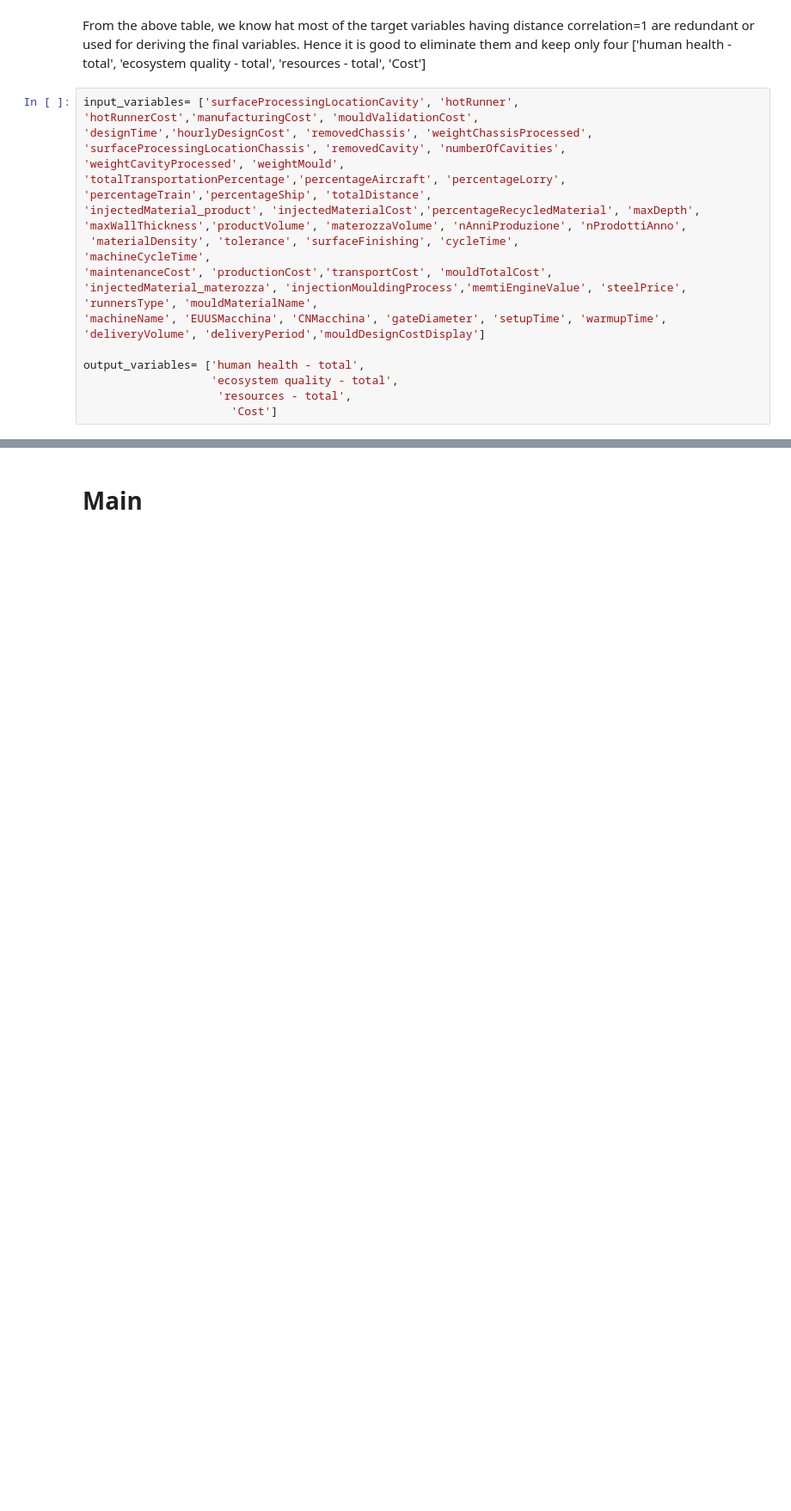
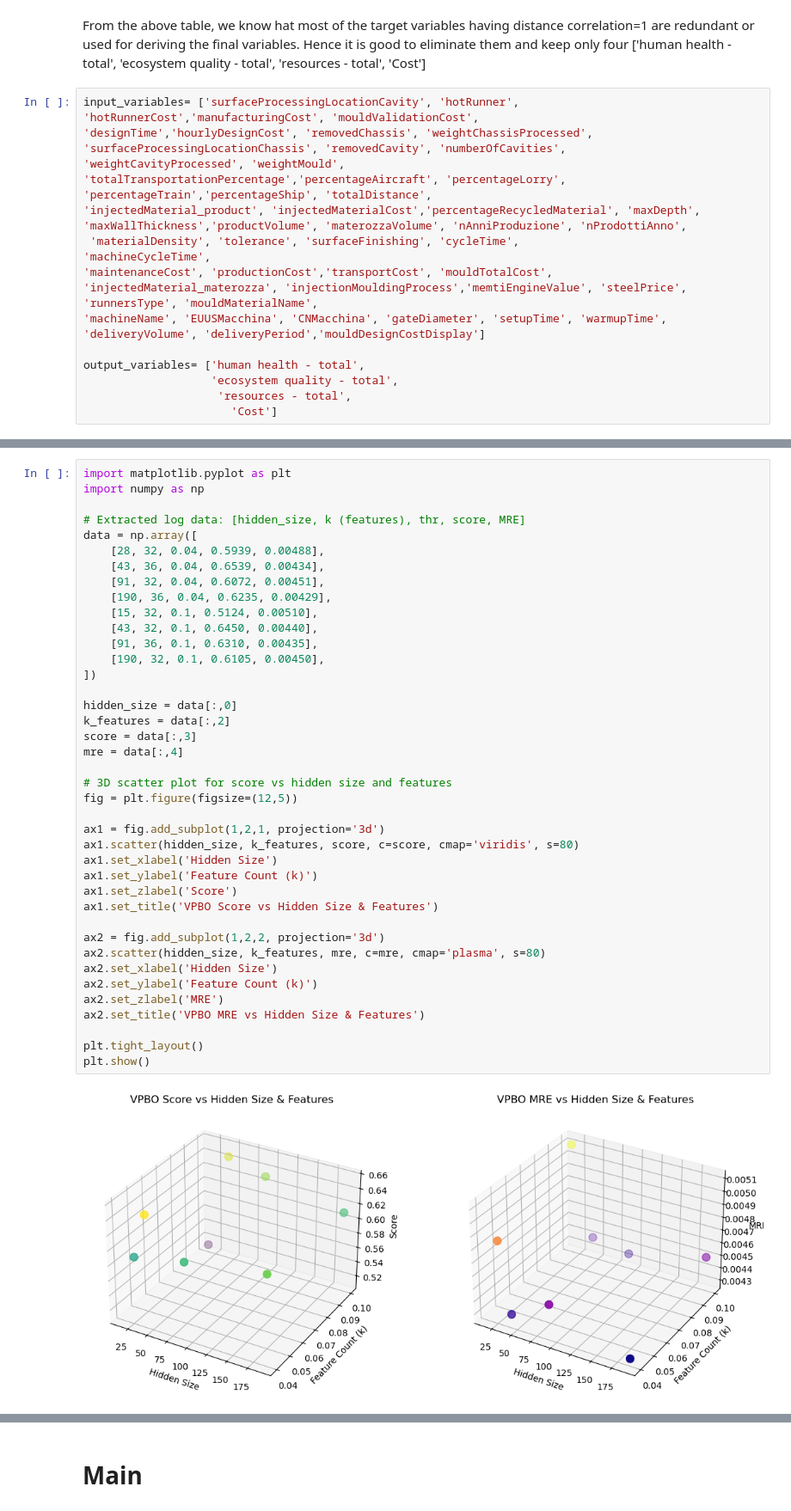
Before and after one commit to saadrza/Parallel_BO_Project, a Jupyter notebook: Dataset for AI/Main_final_serve.ipynb, the cells around one changed output, grey strips where cells are left out. Shown at 86% size. Drawn from its saved outputs; the diff is of its cells as text; blank space fills up the shorter version.

```diff
--- a/Dataset for AI/Main_final_serve.ipynb
+++ b/Dataset for AI/Main_final_serve.ipynb
@@ -107,0 +610,42 @@ output_variables= ['human health - total',
+# %%
+import matplotlib.pyplot as plt
+import numpy as np
+
+# Extracted log data: [hidden_size, k (features), thr, score, MRE]
+data = np.array([
+    [28, 32, 0.04, 0.5939, 0.00488],
+    [43, 36, 0.04, 0.6539, 0.00434],
+    [91, 32, 0.04, 0.6072, 0.00451],
+    [190, 36, 0.04, 0.6235, 0.00429],
+    [15, 32, 0.1, 0.5124, 0.00510],
+    [43, 32, 0.1, 0.6450, 0.00440],
+    [91, 36, 0.1, 0.6310, 0.00435],
+    [190, 32, 0.1, 0.6105, 0.00450],
+])
+
+hidden_size = data[:,0]
+k_features = data[:,2]
+score = data[:,3]
+mre = data[:,4]
+
+# 3D scatter plot for score vs hidden size and features
+fig = plt.figure(figsize=(12,5))
+
+ax1 = fig.add_subplot(1,2,1, projection='3d')
+ax1.scatter(hidden_size, k_features, score, c=score, cmap='viridis', s=80)
+ax1.set_xlabel('Hidden Size')
+ax1.set_ylabel('Feature Count (k)')
+ax1.set_zlabel('Score')
+ax1.set_title('VPBO Score vs Hidden Size & Features')
+
+ax2 = fig.add_subplot(1,2,2, projection='3d')
+ax2.scatter(hidden_size, k_features, mre, c=mre, cmap='plasma', s=80)
+ax2.set_xlabel('Hidden Size')
+ax2.set_ylabel('Feature Count (k)')
+ax2.set_zlabel('MRE')
+ax2.set_title('VPBO MRE vs Hidden Size & Features')
+
+plt.tight_layout()
+plt.show()
+# %% [output]
+[figure, added]
```
Also changed, not shown: parts of 12 cells of this notebook.
